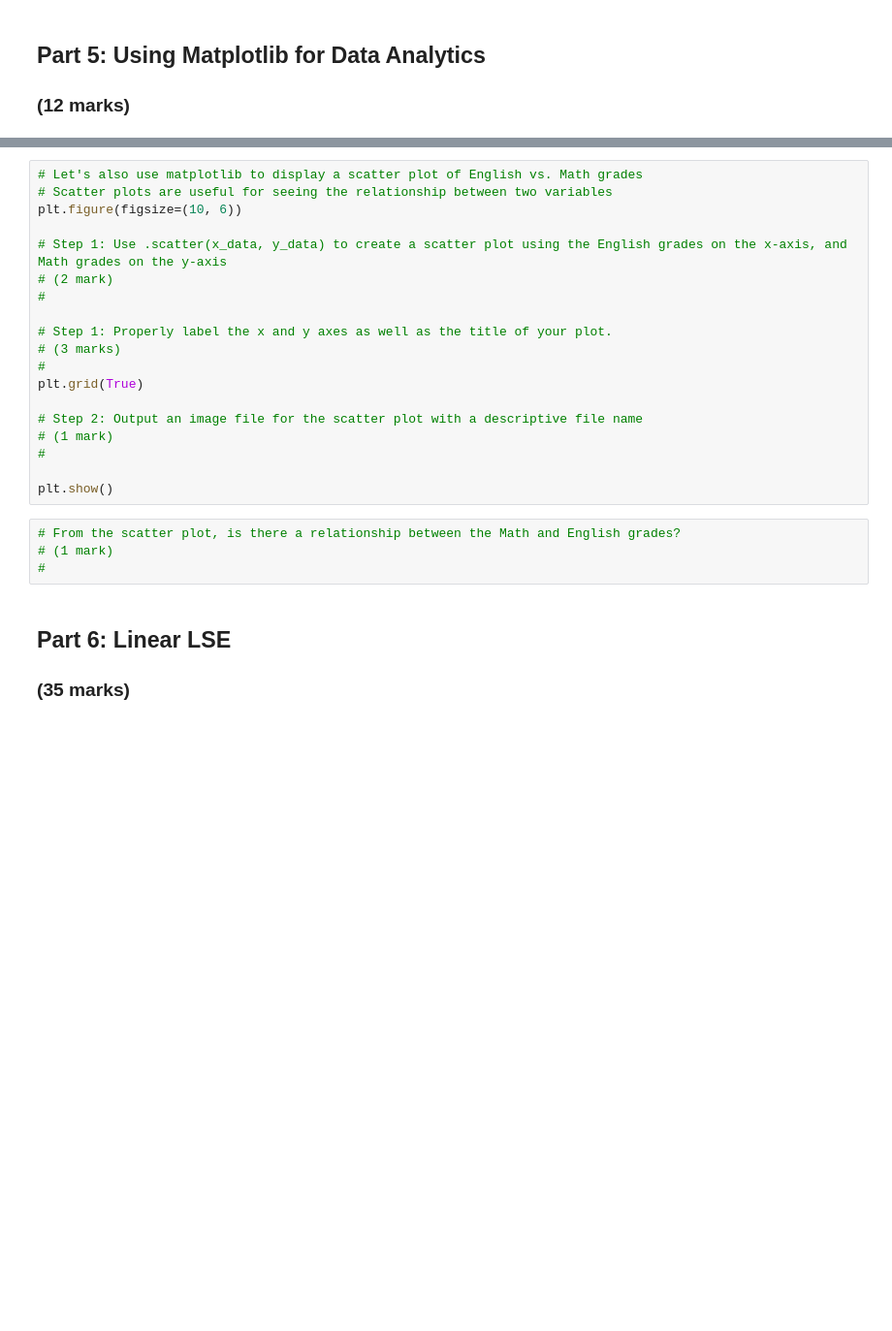
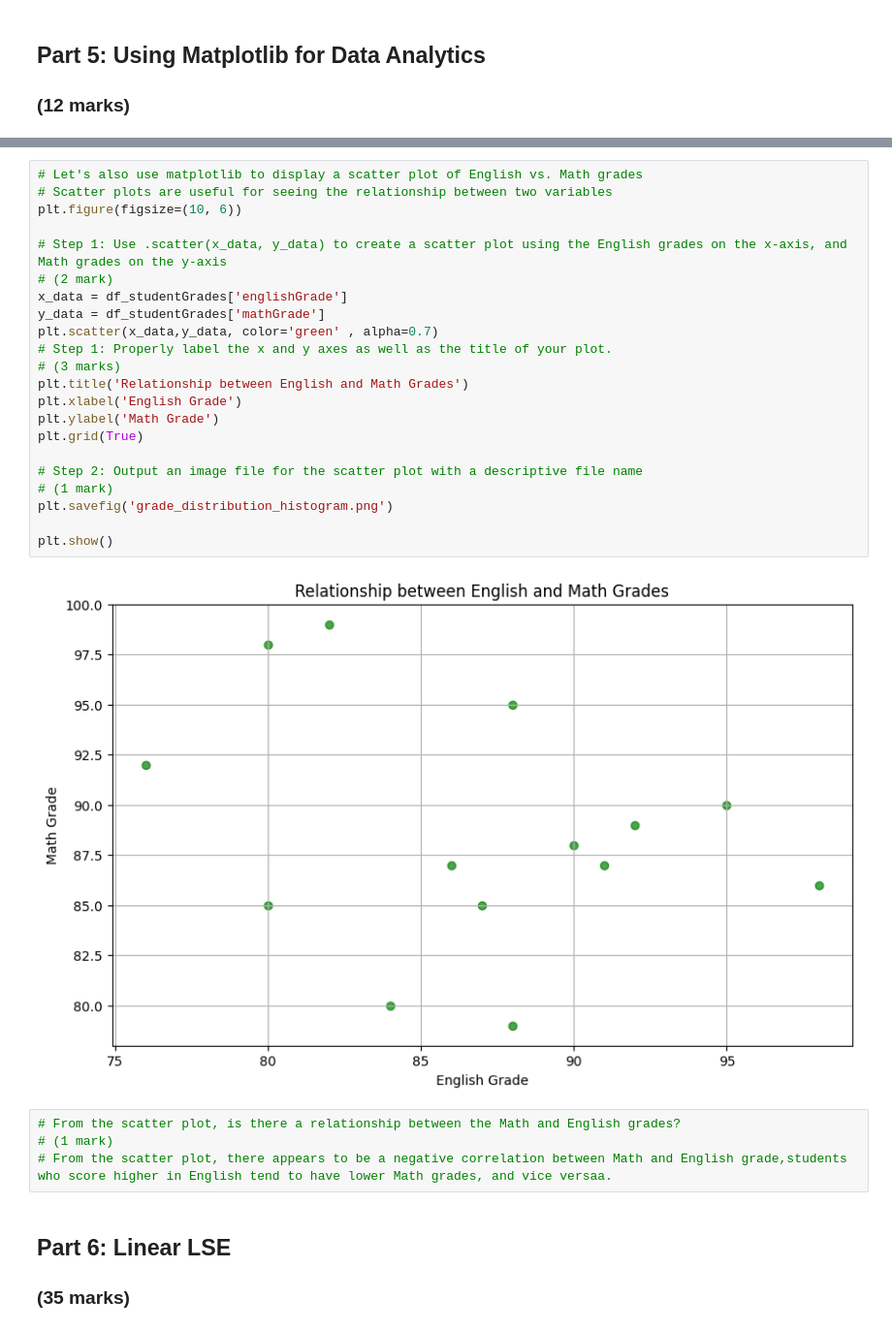
Before and after one commit to caydincleland/ENGG680_2025_Fall_group8Fork, a Jupyter notebook: Lab_Assignment1/Assignment1.ipynb, the cells around one changed output, grey strips where cells are left out. Shown at 97% size. Cells and saved outputs as stored; diff of their text form; blank space fills up the shorter version.

```diff
--- a/Lab_Assignment1/Assignment1.ipynb
+++ b/Lab_Assignment1/Assignment1.ipynb
@@ -645,26 +651,31 @@ plt.show()
 # %%
 # Let's also use matplotlib to display a scatter plot of English vs. Math grades
 # Scatter plots are useful for seeing the relationship between two variables
 plt.figure(figsize=(10, 6))
 
 # Step 1: Use .scatter(x_data, y_data) to create a scatter plot using the English grades on the x-axis, and Math grades on the y-axis
 # (2 mark)
-#
-
+x_data = df_studentGrades['englishGrade']
+y_data = df_studentGrades['mathGrade']
+plt.scatter(x_data,y_data, color='green' , alpha=0.7)
 # Step 1: Properly label the x and y axes as well as the title of your plot.
 # (3 marks)
-#
+plt.title('Relationship between English and Math Grades')
+plt.xlabel('English Grade')
+plt.ylabel('Math Grade')
 plt.grid(True)
 
 # Step 2: Output an image file for the scatter plot with a descriptive file name
 # (1 mark)
-#
+plt.savefig('grade_distribution_histogram.png')
 
 plt.show()
+# %% [output]
+[figure, added]
 # %%
 # From the scatter plot, is there a relationship between the Math and English grades?
 # (1 mark)
-#
+# From the scatter plot, there appears to be a negative correlation between Math and English grade,students who score higher in English tend to have lower Math grades, and vice versaa.
 # %% [markdown]
 ## Part 6: Linear LSE
 ### (35 marks)
```
Also changed, not shown: parts of 2 cells of this notebook.
